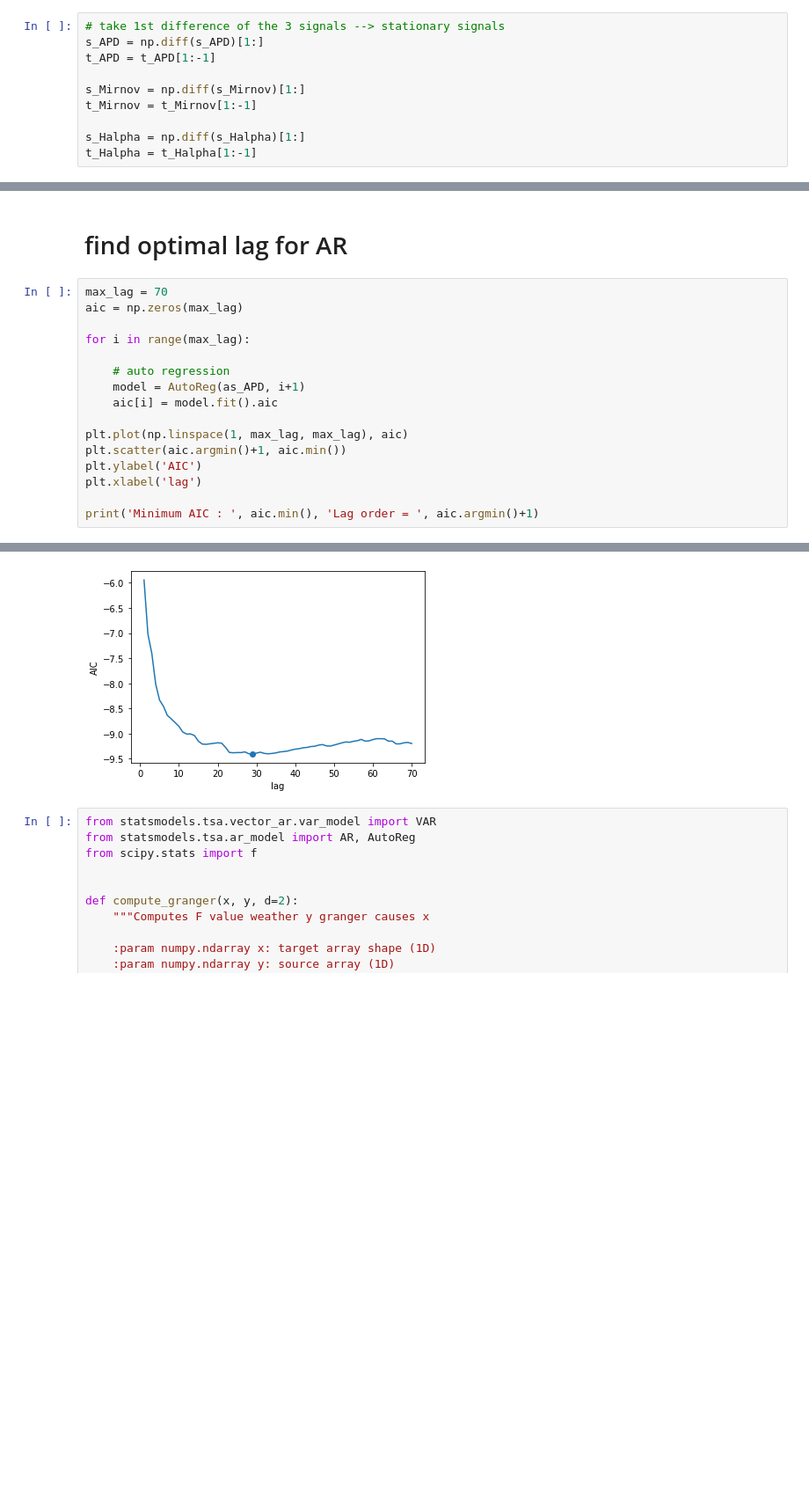
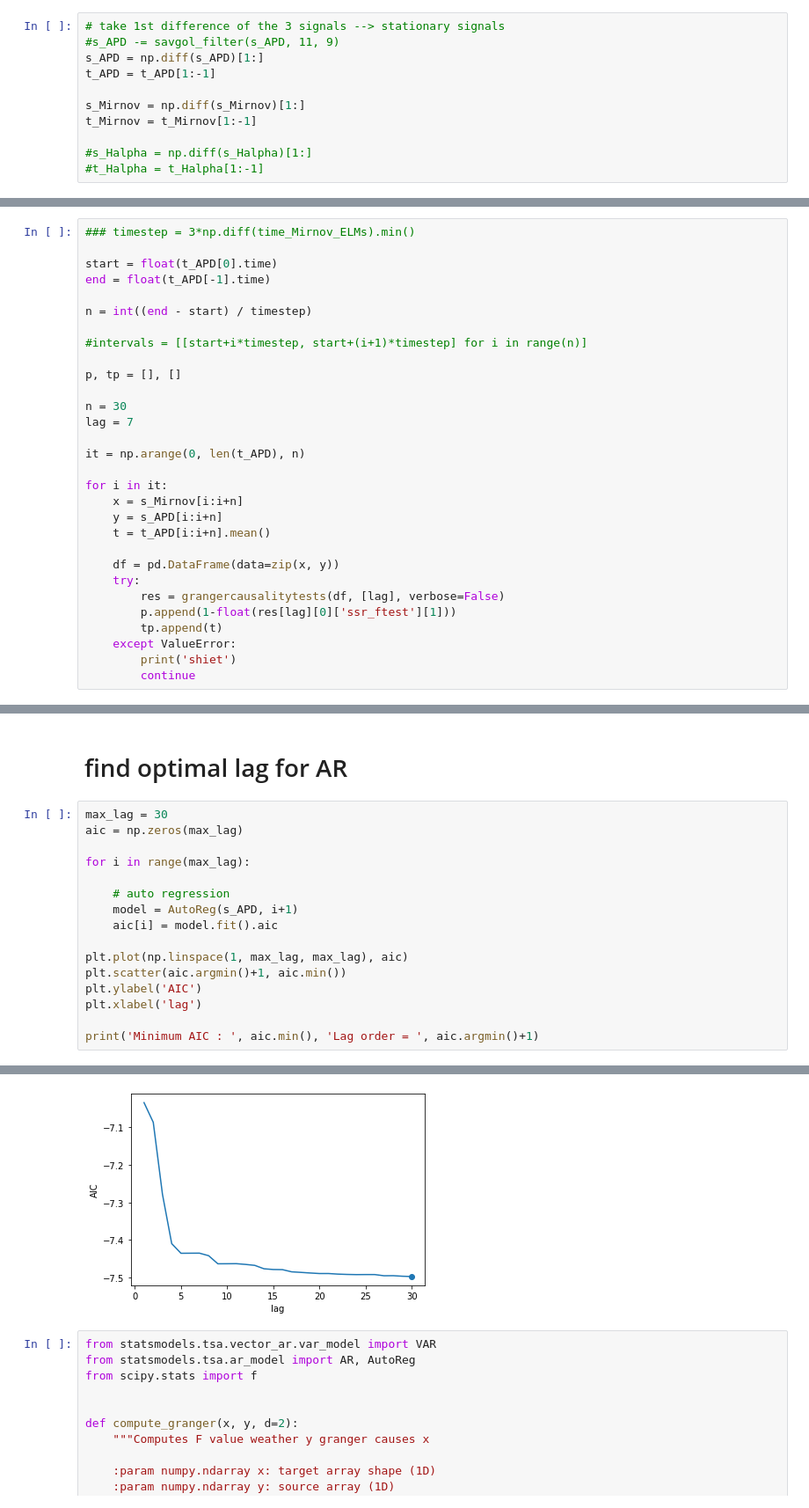
Before and after one commit to peterhalldestam/sumtraic2022, a Jupyter notebook: ipynb/7-9-2022_Halldestam.ipynb, the cells around one changed output, grey strips where cells are left out. Shown at 88% size. Cells and saved outputs as stored; diff of their text form; blank space fills up the shorter version.

```diff
--- a/ipynb/7-9-2022_Halldestam.ipynb
+++ b/ipynb/7-9-2022_Halldestam.ipynb
@@ -79,13 +84,14 @@ plt.show()
 # %%
 # take 1st difference of the 3 signals --> stationary signals
+#s_APD -= savgol_filter(s_APD, 11, 9)
 s_APD = np.diff(s_APD)[1:]
 t_APD = t_APD[1:-1]
 
 s_Mirnov = np.diff(s_Mirnov)[1:]
 t_Mirnov = t_Mirnov[1:-1]
 
-s_Halpha = np.diff(s_Halpha)[1:]
-t_Halpha = t_Halpha[1:-1]
+#s_Halpha = np.diff(s_Halpha)[1:]
+#t_Halpha = t_Halpha[1:-1]
 # %%
 # zoom in on an ELM
 plt.figure(figsize=(20, 10))
@@ -174,0 +173,30 @@ for elm in time_Mirnov_ELMs:
+# %%
+### timestep = 3*np.diff(time_Mirnov_ELMs).min()
+
+start = float(t_APD[0].time)
+end = float(t_APD[-1].time)
+
+n = int((end - start) / timestep)
+
+#intervals = [[start+i*timestep, start+(i+1)*timestep] for i in range(n)]
+
+p, tp = [], []
+
+n = 30
+lag = 7
+
+it = np.arange(0, len(t_APD), n)
+
+for i in it:
+    x = s_Mirnov[i:i+n]
+    y = s_APD[i:i+n]
+    t = t_APD[i:i+n].mean()
+
+    df = pd.DataFrame(data=zip(x, y))
+    try:
+        res = grangercausalitytests(df, [lag], verbose=False)
+        p.append(1-float(res[lag][0]['ssr_ftest'][1]))
+        tp.append(t)
+    except ValueError:
+        print('shiet')
+        continue
@@ -277,13 +333,13 @@ parameter F test:         F=0.4519  , p=0.9928  , df_denom=108, df_num=30
 # %% [markdown]
 # find optimal lag for AR
 # %%
-max_lag = 70
+max_lag = 30
 aic = np.zeros(max_lag)
 
 for i in range(max_lag):
 
     # auto regression
-    model = AutoReg(as_APD, i+1)
+    model = AutoReg(s_APD, i+1)
     aic[i] = model.fit().aic
 
 plt.plot(np.linspace(1, max_lag, max_lag), aic)
@@ -297,4 +353,4 @@ Minimum AIC :  -9.402586459756938 Lag order =  29
-[figure, old version]
+[figure, new version]
 # %%
 from statsmodels.tsa.vector_ar.var_model import VAR
 from statsmodels.tsa.ar_model import AR, AutoReg
```
Also changed, not shown: parts of 15 cells of this notebook.
